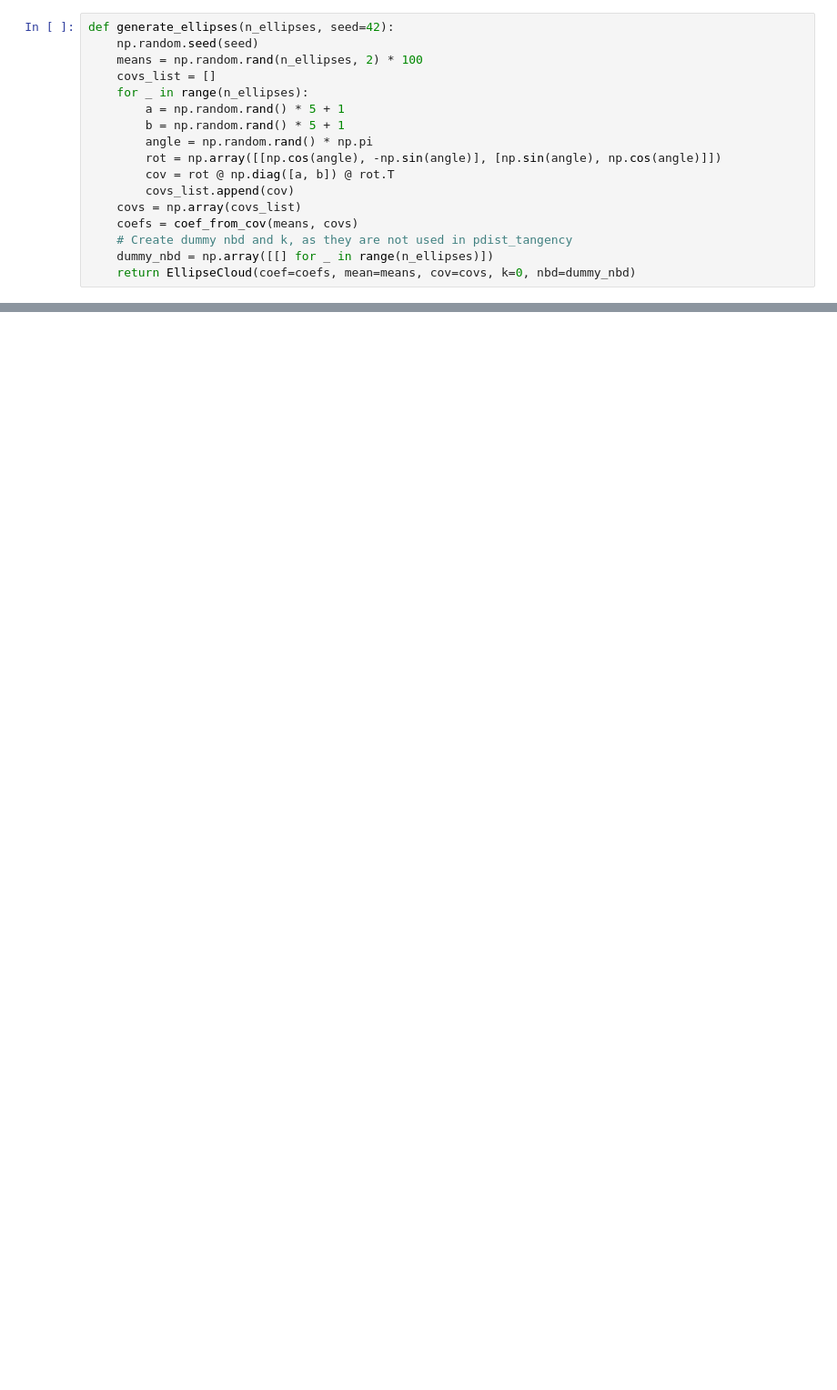
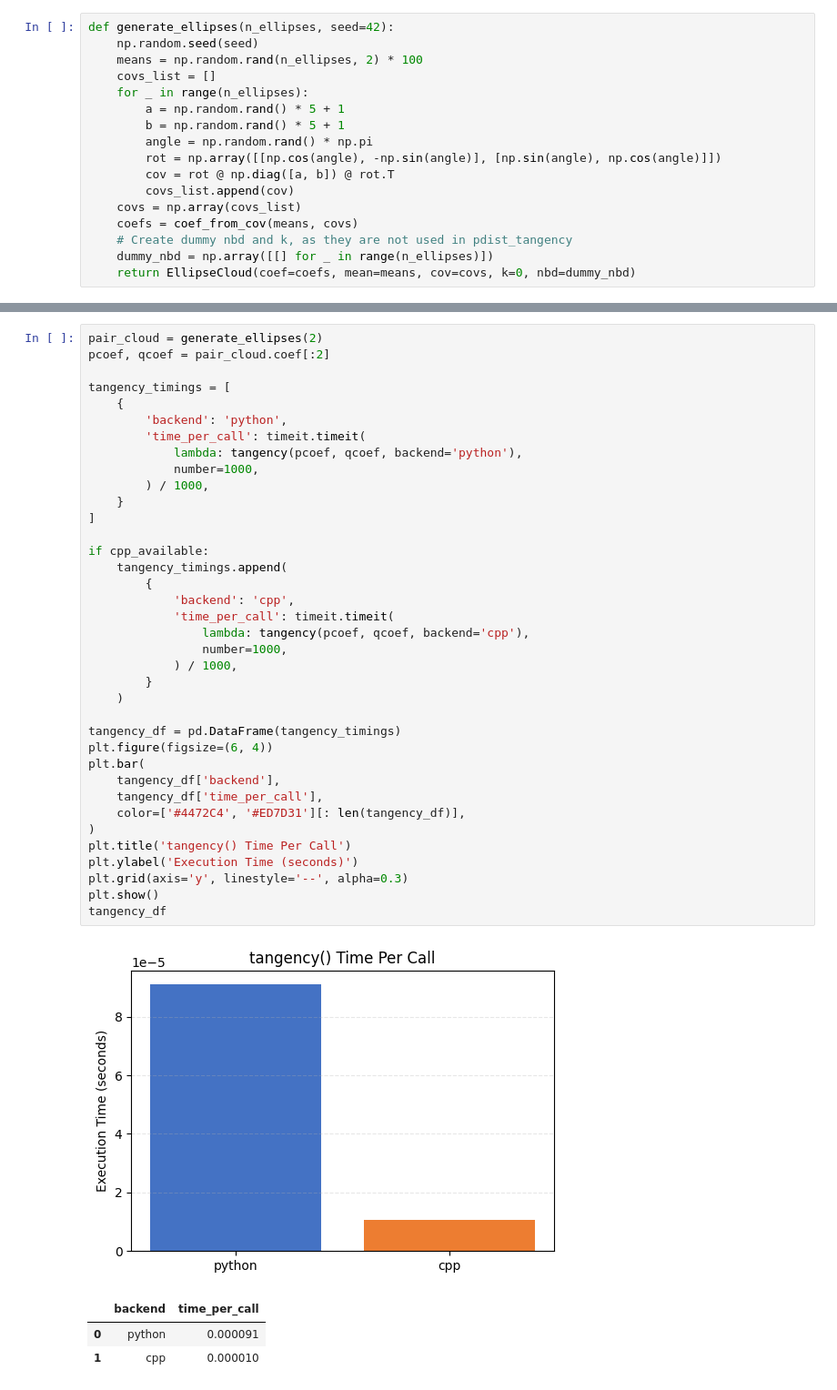
Before and after one commit to t-uda/ellphi, a Jupyter notebook: notebooks/performance_benchmark.ipynb, the cells around one changed output, grey strips where cells are left out. Shown: that part at 91% size. Cells and saved outputs as stored; diff of their text form; blank space fills up the shorter version.

```diff
--- a/notebooks/performance_benchmark.ipynb
+++ b/notebooks/performance_benchmark.ipynb
@@ -80,0 +125,42 @@ plt.show()
+# %%
+pair_cloud = generate_ellipses(2)
+pcoef, qcoef = pair_cloud.coef[:2]
+
+tangency_timings = [
+    {
+        'backend': 'python',
+        'time_per_call': timeit.timeit(
+            lambda: tangency(pcoef, qcoef, backend='python'),
+            number=1000,
+        ) / 1000,
+    }
+]
+
+if cpp_available:
+    tangency_timings.append(
+        {
+            'backend': 'cpp',
+            'time_per_call': timeit.timeit(
+                lambda: tangency(pcoef, qcoef, backend='cpp'),
+                number=1000,
+            ) / 1000,
+        }
+    )
+
+tangency_df = pd.DataFrame(tangency_timings)
+plt.figure(figsize=(6, 4))
+plt.bar(
+    tangency_df['backend'],
+    tangency_df['time_per_call'],
+    color=['#4472C4', '#ED7D31'][: len(tangency_df)],
+)
+plt.title('tangency() Time Per Call')
+plt.ylabel('Execution Time (seconds)')
+plt.grid(axis='y', linestyle='--', alpha=0.3)
+plt.show()
+tangency_df
+# %% [output]
+[figure, added]
+|  | backend | time_per_call |
+| 0 | python | 0.000091 |
+| 1 | cpp | 0.000010 |
```
Also changed, not shown: parts of 4 cells of this notebook.
